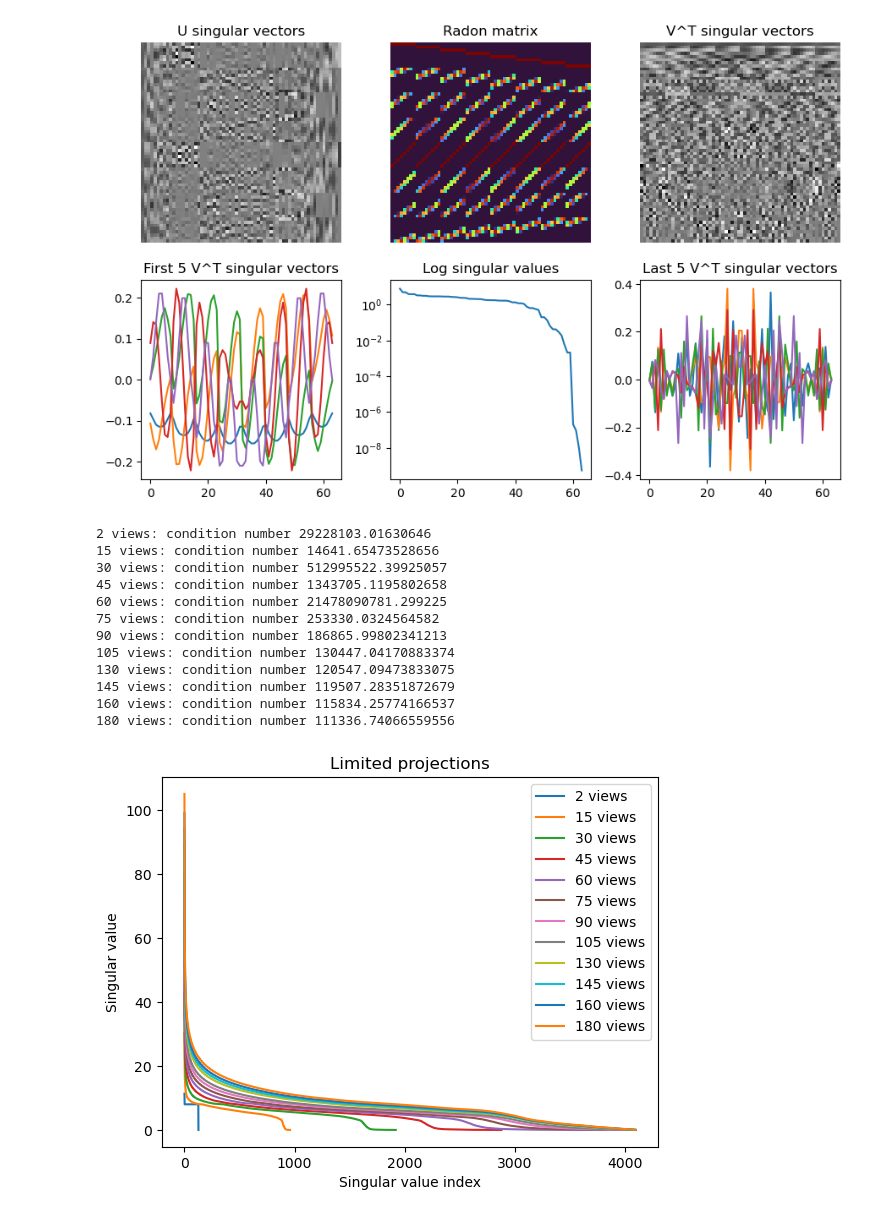
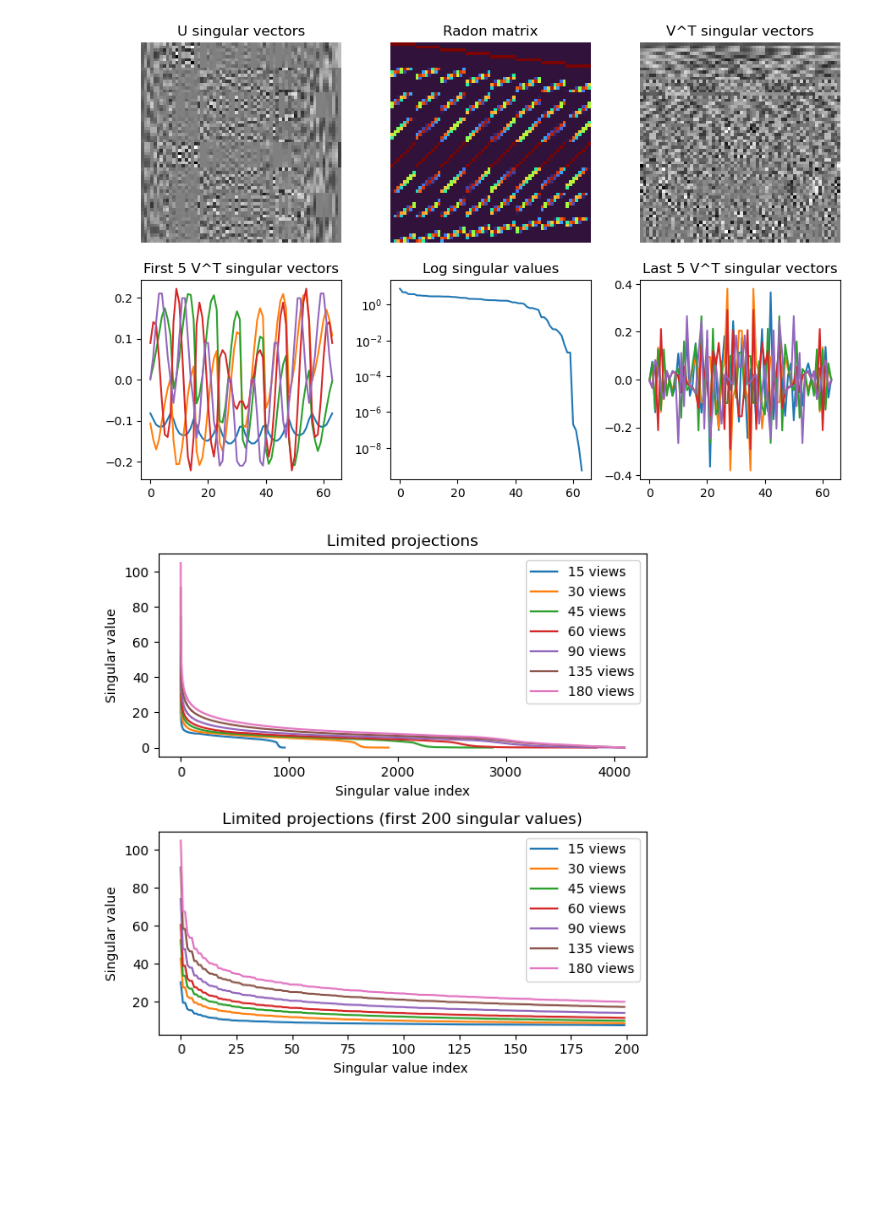
Before and after one commit to markpinnock/inverse-problems, a Jupyter notebook: notebooks/02_basics_ct/01_radon_svd.ipynb, the cells around one changed output. Cells and saved outputs as stored; diff of their text form; code cells hidden in the pictures; blank space fills up the shorter version.

Commit message:
Add Radon notebook

```diff
--- a/notebooks/02_basics_ct/01_radon_svd.ipynb
+++ b/notebooks/02_basics_ct/01_radon_svd.ipynb
@@ -47,10 +48,7 @@ radon_matrix = create_radon_matrix(img_dims, scanner_properties)
 # %%
 """Test explicit Radon transform matrix on indicator function"""
 
-f = np.zeros(img_dims)
-f[8:16, 8:16] = 1
-f[16:24, 16:24] = 1
-
+f = rect_phantom(img_dims, phantom_dims=(16, 16))
 g = np.reshape(radon_matrix @ f.ravel(), sino_dims)
 
 # Get SVD of Radon transform
@@ -83,7 +81,7 @@ plt.show()
 
 scanner_properties = {
     "views": 8,
-    "angle": np.pi,
+    "angle": 180,
     "detector_count": 8,
     "detector_spacing": 1,
     "beam_geometry": "parallel",
@@ -135,15 +133,15 @@ plt.show()
 """Determine how singular values change with number of views"""
 
 scanner_properties = {
-    "angle": np.pi,
+    "angle": 180,
     "detector_count": 64,
     "detector_spacing": 1,
     "beam_geometry": "parallel",
 }
 img_dims = (64, 64)
 
-views = [2, 15, 30, 45, 60, 75, 90, 105, 130, 145, 160, 180]
-sing_vals = []
+views = [15, 30, 45, 60, 90, 135, 180]
+view_sing_vals = []
 
 for idx, view in enumerate(views):
     # Update scanner properties
@@ -153,34 +151,31 @@ for idx, view in enumerate(views):
     # Get Radon matrix and SVD
     radon_matrix = create_radon_matrix(img_dims, scanner_properties)
     _, W, _ = np.linalg.svd(radon_matrix)
-    sing_vals.append(W)
-    print(f"{view} views: condition number {np.linalg.cond(radon_matrix)}")
+    view_sing_vals.append(W)
-# %% [output]
-2 views: condition number 29228103.01630646
-15 views: condition number 14641.65473528656
-30 views: condition number 512995522.39925057
-45 views: condition number 1343705.1195802658
-60 views: condition number 21478090781.299225
-75 views: condition number 253330.0324564582
-90 views: condition number 186865.99802341213
-105 views: condition number 130447.04170883374
-130 views: condition number 120547.09473833075
-145 views: condition number 119507.28351872679
-160 views: condition number 115834.25774166537
-180 views: condition number 111336.74066559556
 # %%
 """Visualise singular values for different numbers of views"""
 
+plt.figure(figsize=(6, 6))
+plt.subplot(2, 1, 1)
 for idx in range(len(views)):
-    plt.plot(sing_vals[idx], label=f"{views[idx]} views")
-
+    plt.plot(view_sing_vals[idx], label=f"{views[idx]} views")
 plt.xlabel("Singular value index")
 plt.ylabel("Singular value")
 plt.title("Limited projections")
 plt.legend()
+
+plt.subplot(2, 1, 2)
+for idx in range(len(views)):
+    plt.plot(view_sing_vals[idx][0:200], label=f"{views[idx]} views")
+plt.xlabel("Singular value index ")
+plt.ylabel("Singular value")
+plt.title("Limited projections (first 200 singular values)")
+plt.legend()
+
+plt.tight_layout()
 plt.show()
 # %% [output]
-[figure, old version]
+[figure, new version]
 # %%
 """Determine how singular values change with maximum angle"""
 
```
Also changed, not shown: parts of 5 cells of this notebook.
